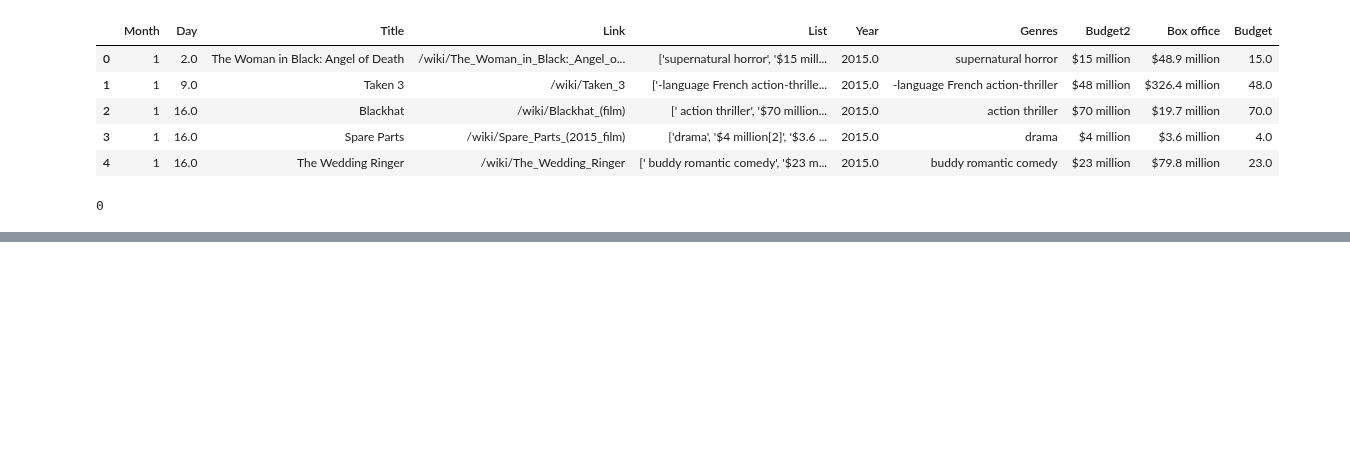
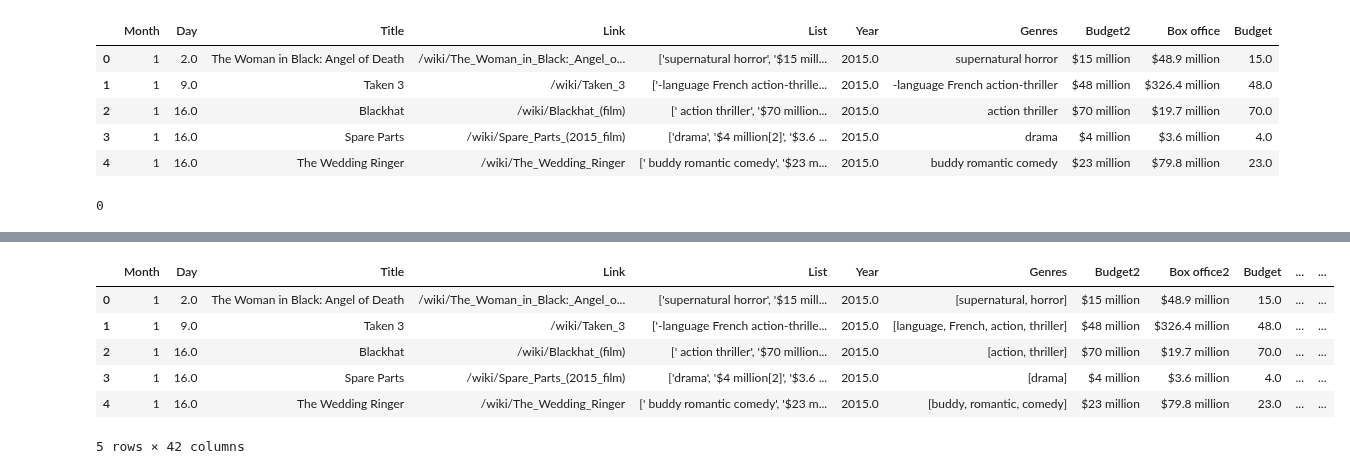
Before and after one commit to S3tuit/jup_lab, a Jupyter notebook: movies_analysis.ipynb, the cells around one changed output, grey strips where cells are left out. Saved outputs shown, nothing was run; the diff lists cells and outputs as text; code cells hidden in the pictures; blank space fills up the shorter version.

```diff
--- a/movies_analysis.ipynb
+++ b/movies_analysis.ipynb
@@ -155,0 +325,9 @@ df['Budget'].isna().sum()
+# %%
+from sklearn.preprocessing import MultiLabelBinarizer
+
+s = df['Genres']
+
+mlb = MultiLabelBinarizer()
+
+df_genres = pd.DataFrame(mlb.fit_transform(s),columns=mlb.classes_, index=df.index)
+df_genres.head()
@@ -155,0 +346,3 @@ df['Budget'].isna().sum()
+# %%
+col_genres = df_genres.columns.to_series()
+col_genres.head()
@@ -155,0 +355,5 @@ df['Budget'].isna().sum()
+# %%
+col_to_keep = col_genres[(df_genres.sum(axis=0) > 10)].index.to_list()
+# %%
+df_genres = df_genres[col_to_keep]
+df_genres.head()
@@ -155,0 +368,11 @@ df['Budget'].isna().sum()
+# %%
+df = pd.concat([df, df_genres], axis=1)
+df.head()
+# %% [output]
+|  | Month | Day | Title | Link | List | Year | Genres | Budget2 | Box office2 | Budget | ... | ... |
+| 0 | 1 | 2.0 | The Woman in Black: Angel of Death | /wiki/The_Woman_in_Black:_Angel_o... | ['supernatural horror', '$15 mill... | 2015.0 | [supernatural, horror] | $15 million | $48.9 million | 15.0 | ... | ... |
+| 1 | 1 | 9.0 | Taken 3 | /wiki/Taken_3 | ['-language French action-thrille... | 2015.0 | [language, French, action, thriller] | $48 million | $326.4 million | 48.0 | ... | ... |
+| 2 | 1 | 16.0 | Blackhat | /wiki/Blackhat_(film) | [' action thriller', '$70 million... | 2015.0 | [action, thriller] | $70 million | $19.7 million | 70.0 | ... | ... |
+| 3 | 1 | 16.0 | Spare Parts | /wiki/Spare_Parts_(2015_film) | ['drama', '$4 million[2]', '$3.6 ... | 2015.0 | [drama] | $4 million | $3.6 million | 4.0 | ... | ... |
+| 4 | 1 | 16.0 | The Wedding Ringer | /wiki/The_Wedding_Ringer | [' buddy romantic comedy', '$23 m... | 2015.0 | [buddy, romantic, comedy] | $23 million | $79.8 million | 23.0 | ... | ... |
+5 rows × 42 columns
```
Also changed, not shown: parts of 32 cells of this notebook.
